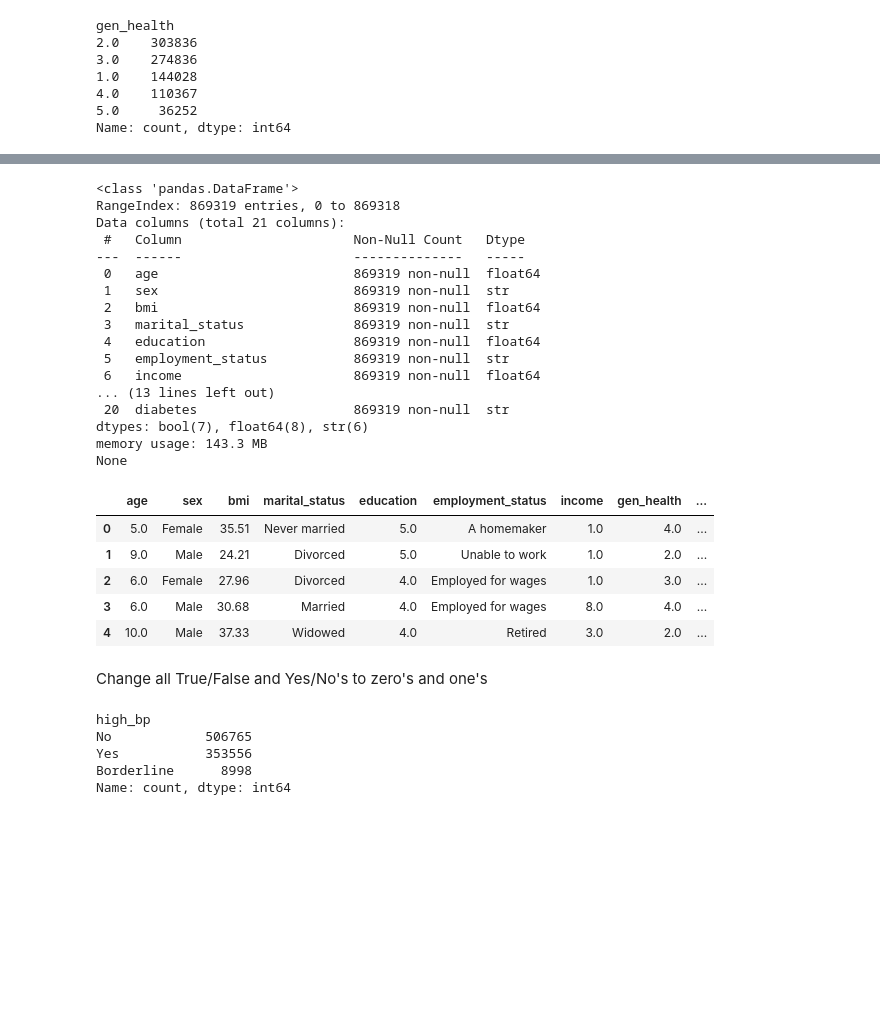
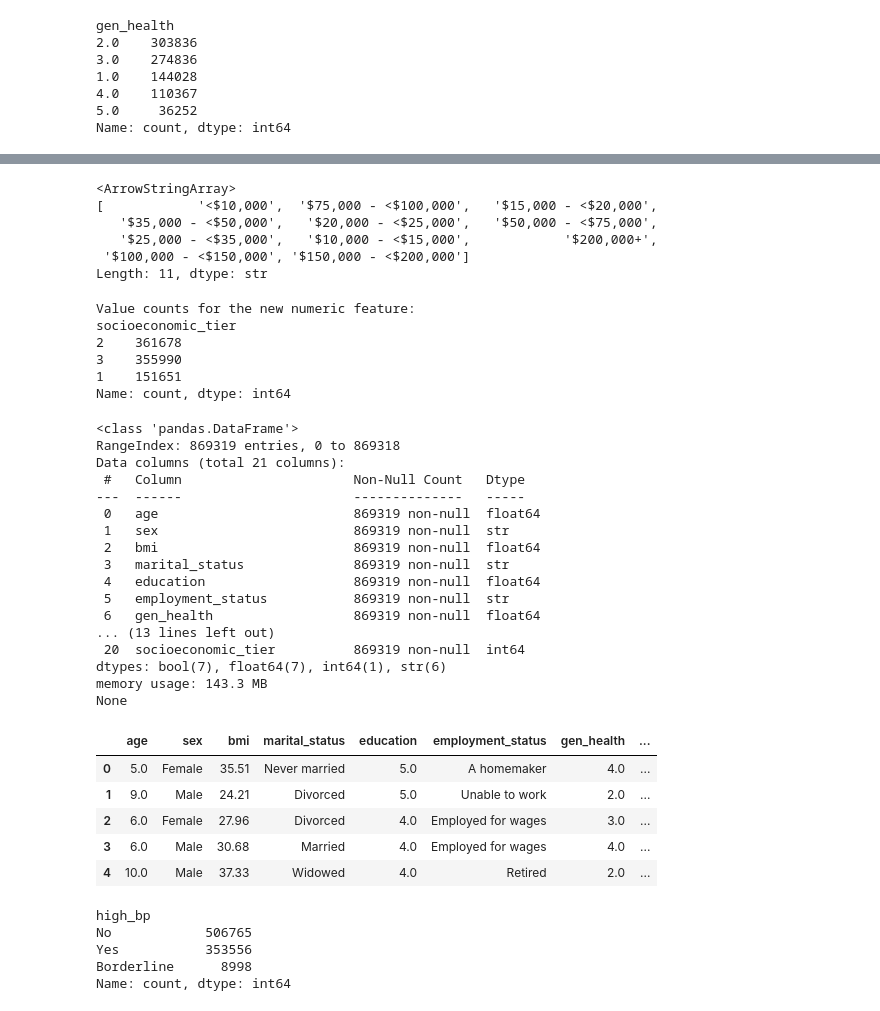
Before and after one commit to maradeben/wotosuga-core, a Jupyter notebook: model_building/model_notebook.ipynb, the cells around one changed output, grey strips where cells are left out. Drawn from its saved outputs; the diff is of its cells as text; code cells hidden in the pictures; blank space fills up the shorter version.

```diff
--- a/model_building/model_notebook.ipynb
+++ b/model_building/model_notebook.ipynb
@@ -120,6 +122,3 @@ gen_health
 4.0    110367
 5.0     36252
 Name: count, dtype: int64
-# %%
-df.gen_health = 6 - df.gen_health
-df.head()
@@ -133,39 +138,81 @@ df.head()
+# %%
+df.income_level.unique()
+# %% [output]
+<ArrowStringArray>
+[            '<$10,000',  '$75,000 - <$100,000',   '$15,000 - <$20,000',
+   '$35,000 - <$50,000',   '$20,000 - <$25,000',   '$50,000 - <$75,000',
+   '$25,000 - <$35,000',   '$10,000 - <$15,000',            '$200,000+',
+ '$100,000 - <$150,000', '$150,000 - <$200,000']
+Length: 11, dtype: str
+# %%
+# 1. Define the explicit numeric mapping (1 = Low, 2 = Medium, 3 = High)
+income_tier_map = {
+    # Low Income Tier (1)
+    '<$10,000': 1,
+    '$10,000 - <$15,000': 1,
+    '$15,000 - <$20,000': 1,
+    '$20,000 - <$25,000': 1,
+
+    # Medium Income Tier (2)
+    '$25,000 - <$35,000': 2,
+    '$35,000 - <$50,000': 2,
+    '$50,000 - <$75,000': 2,
+
+    # High Income Tier (3)
+    '$75,000 - <$100,000': 3,
+    '$100,000 - <$150,000': 3,
+    '$150,000 - <$20,000': 3,  # Captures the exact string variation in list
+    '$150,000 - <$200,000': 3,
+    '$200,000+': 3
+}
+
+# 2. Apply the mapping to create the new numerical feature
+df['socioeconomic_tier'] = df['income_level'].map(income_tier_map)
+
+# 3. Verification Check
+print("Value counts for the new numeric feature:")
+print(df['socioeconomic_tier'].value_counts(dropna=False))
+# %% [output]
+Value counts for the new numeric feature:
+socioeconomic_tier
+2    361678
+3    355990
+1    151651
+Name: count, dtype: int64
 # %%
 df.gen_health = 6 - df.gen_health
 df.head()
 
 to_drop = ['year', 'age_group', 'race', 'weight', 'height', 'education_level', 'income_level',
-           'general_health', 'last_checkup']
+           'income', 'general_health', 'last_checkup']
 
 df.drop(columns=to_drop, inplace=True)
 print(df.info())
 df.head()
 # %% [output]
 <class 'pandas.DataFrame'>
 RangeIndex: 869319 entries, 0 to 869318
 Data columns (total 21 columns):
  #   Column                      Non-Null Count   Dtype
 ---  ------                      --------------   -----
  0   age                         869319 non-null  float64
  1   sex                         869319 non-null  str
  2   bmi                         869319 non-null  float64
  3   marital_status              869319 non-null  str
  4   education                   869319 non-null  float64
  5   employment_status           869319 non-null  str
- 6   income                      869319 non-null  float64
+ 6   gen_health                  869319 non-null  float64
 ... (13 lines left out)
- 20  diabetes                    869319 non-null  str
-dtypes: bool(7), float64(8), str(6)
+ 20  socioeconomic_tier          869319 non-null  int64
+dtypes: bool(7), float64(7), int64(1), str(6)
 memory usage: 143.3 MB
 None
-|  | age | sex | bmi | marital_status | education | employment_status | income | gen_health | ... |
-| 0 | 5.0 | Female | 35.51 | Never married | 5.0 | A homemaker | 1.0 | 4.0 | ... |
-| 1 | 9.0 | Male | 24.21 | Divorced | 5.0 | Unable to work | 1.0 | 2.0 | ... |
-| 2 | 6.0 | Female | 27.96 | Divorced | 4.0 | Employed for wages | 1.0 | 3.0 | ... |
-| 3 | 6.0 | Male | 30.68 | Married | 4.0 | Employed for wages | 8.0 | 4.0 | ... |
-| 4 | 10.0 | Male | 37.33 | Widowed | 4.0 | Retired | 3.0 | 2.0 | ... |
+|  | age | sex | bmi | marital_status | education | employment_status | gen_health | ... |
+| 0 | 5.0 | Female | 35.51 | Never married | 5.0 | A homemaker | 4.0 | ... |
+| 1 | 9.0 | Male | 24.21 | Divorced | 5.0 | Unable to work | 2.0 | ... |
+| 2 | 6.0 | Female | 27.96 | Divorced | 4.0 | Employed for wages | 3.0 | ... |
+| 3 | 6.0 | Male | 30.68 | Married | 4.0 | Employed for wages | 4.0 | ... |
+| 4 | 10.0 | Male | 37.33 | Widowed | 4.0 | Retired | 2.0 | ... |
-# %% [markdown]
-Change all True/False and Yes/No's to zero's and one's
 # %%
 df.high_bp.value_counts()
 # %% [output]
```
Also changed, not shown: parts of 14 cells of this notebook, 4 other files.
